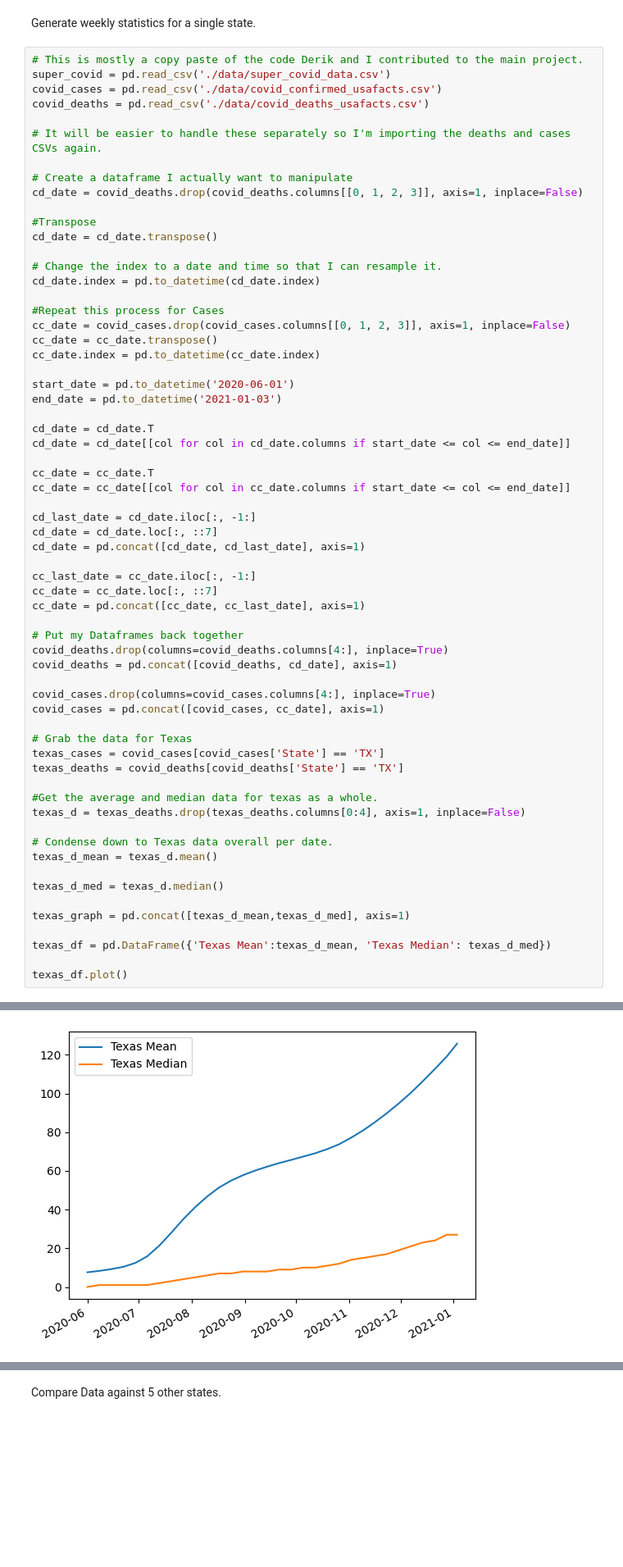
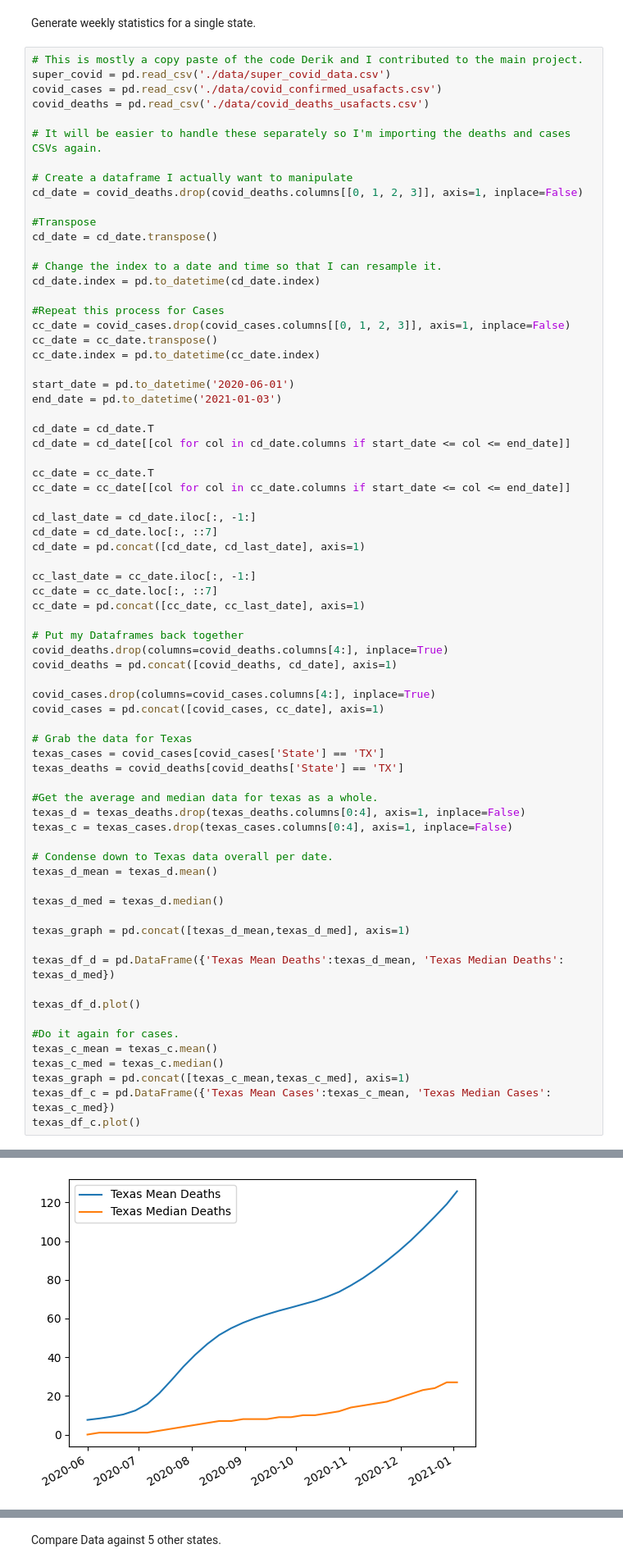
Before and after one commit to smbarber2/405ProjectGroup1, a Jupyter notebook: david_stage2.ipynb, the cells around one changed output, grey strips where cells are left out. Shown at 82% size. Cells and saved outputs as stored; diff of their text form; blank space fills up the shorter version.

```diff
--- a/david_stage2.ipynb
+++ b/david_stage2.ipynb
@@ -43,33 +43,41 @@ cd_date = cd_date.loc[:, ::7]
 cd_date = pd.concat([cd_date, cd_last_date], axis=1)
 
 cc_last_date = cc_date.iloc[:, -1:]
 cc_date = cc_date.loc[:, ::7]
 cc_date = pd.concat([cc_date, cc_last_date], axis=1)
 
 # Put my Dataframes back together
 covid_deaths.drop(columns=covid_deaths.columns[4:], inplace=True)
 covid_deaths = pd.concat([covid_deaths, cd_date], axis=1)
 
 covid_cases.drop(columns=covid_cases.columns[4:], inplace=True)
 covid_cases = pd.concat([covid_cases, cc_date], axis=1)
 
 # Grab the data for Texas
 texas_cases = covid_cases[covid_cases['State'] == 'TX']
 texas_deaths = covid_deaths[covid_deaths['State'] == 'TX']
 
 #Get the average and median data for texas as a whole.
 texas_d = texas_deaths.drop(texas_deaths.columns[0:4], axis=1, inplace=False)
+texas_c = texas_cases.drop(texas_cases.columns[0:4], axis=1, inplace=False)
 
 # Condense down to Texas data overall per date.
 texas_d_mean = texas_d.mean()
 
 texas_d_med = texas_d.median()
 
 texas_graph = pd.concat([texas_d_mean,texas_d_med], axis=1)
 
-texas_df = pd.DataFrame({'Texas Mean':texas_d_mean, 'Texas Median': texas_d_med})
+texas_df_d = pd.DataFrame({'Texas Mean Deaths':texas_d_mean, 'Texas Median Deaths': texas_d_med})
 
-texas_df.plot()
+texas_df_d.plot()
+
+#Do it again for cases.
+texas_c_mean = texas_c.mean()
+texas_c_med = texas_c.median()
+texas_graph = pd.concat([texas_c_mean,texas_c_med], axis=1)
+texas_df_c = pd.DataFrame({'Texas Mean Cases':texas_c_mean, 'Texas Median Cases': texas_c_med})
+texas_df_c.plot()
 # %% [output]
 <Axes: >
-[figure, old version]
+[figure, new version]
```
Also changed, not shown: parts of 1 cell of this notebook.
